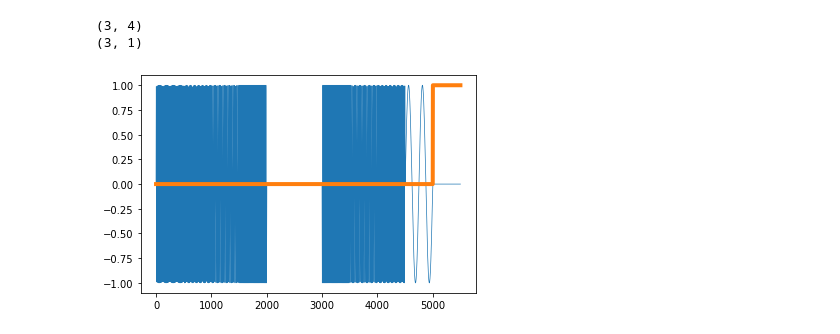
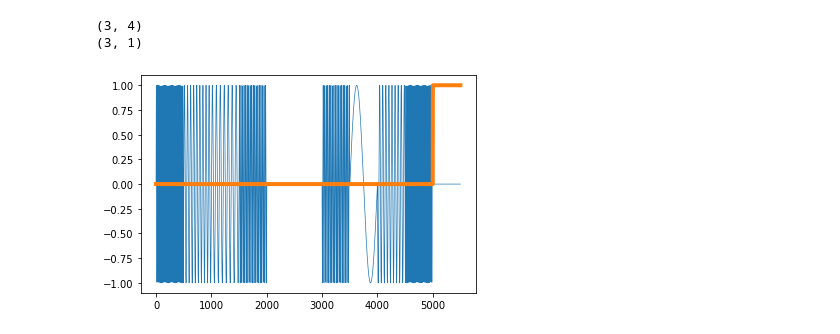
Before and after one commit to kuffmode/HardWorking-Memory, a Jupyter notebook: example.ipynb, the cells around one changed output. Saved outputs shown, nothing was run; the diff lists cells and outputs as text; code cells hidden in the pictures.

Commit message:
re-organized functions, added the experiment generator. needs: error and warning handling, testing, some plot functions.

```diff
--- a/example.ipynb
+++ b/example.ipynb
@@ -53,8 +53,8 @@ for indx, frequencies in enumerate(frequency_matrix):
                            cue_generator=make_cue_signal,
                            transformation_params=make_one_event_off_params))
 # %%
-plt.plot(trial[0][0],linewidth=0.7);
-plt.plot(trial[0][1],linewidth=4);
+plt.plot(trial[2][0],linewidth=0.7);
+plt.plot(trial[2][1],linewidth=4);
 plt.show()
 # %% [output]
-[figure, old version]
+[figure, new version]
```
Also changed, not shown: 1 other file.
